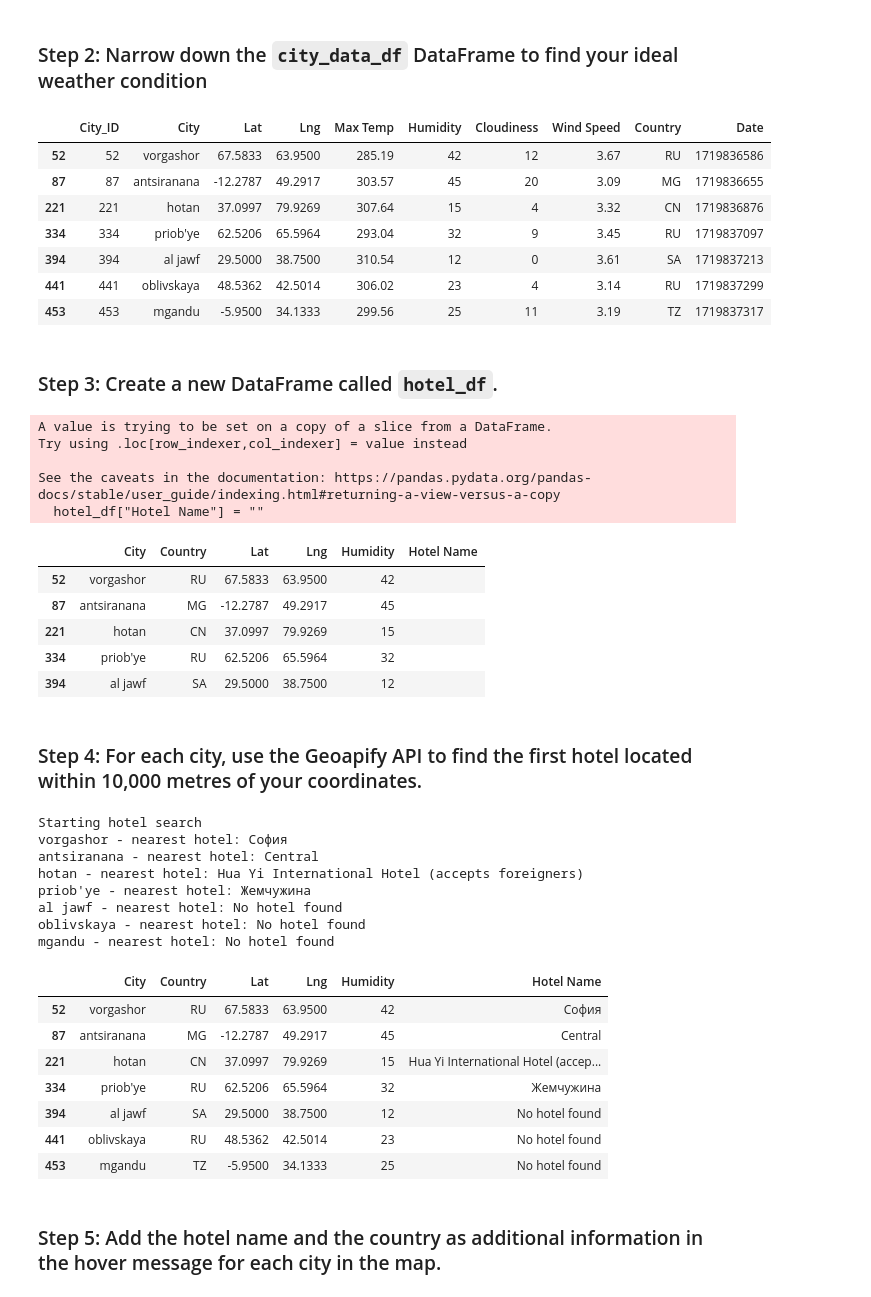
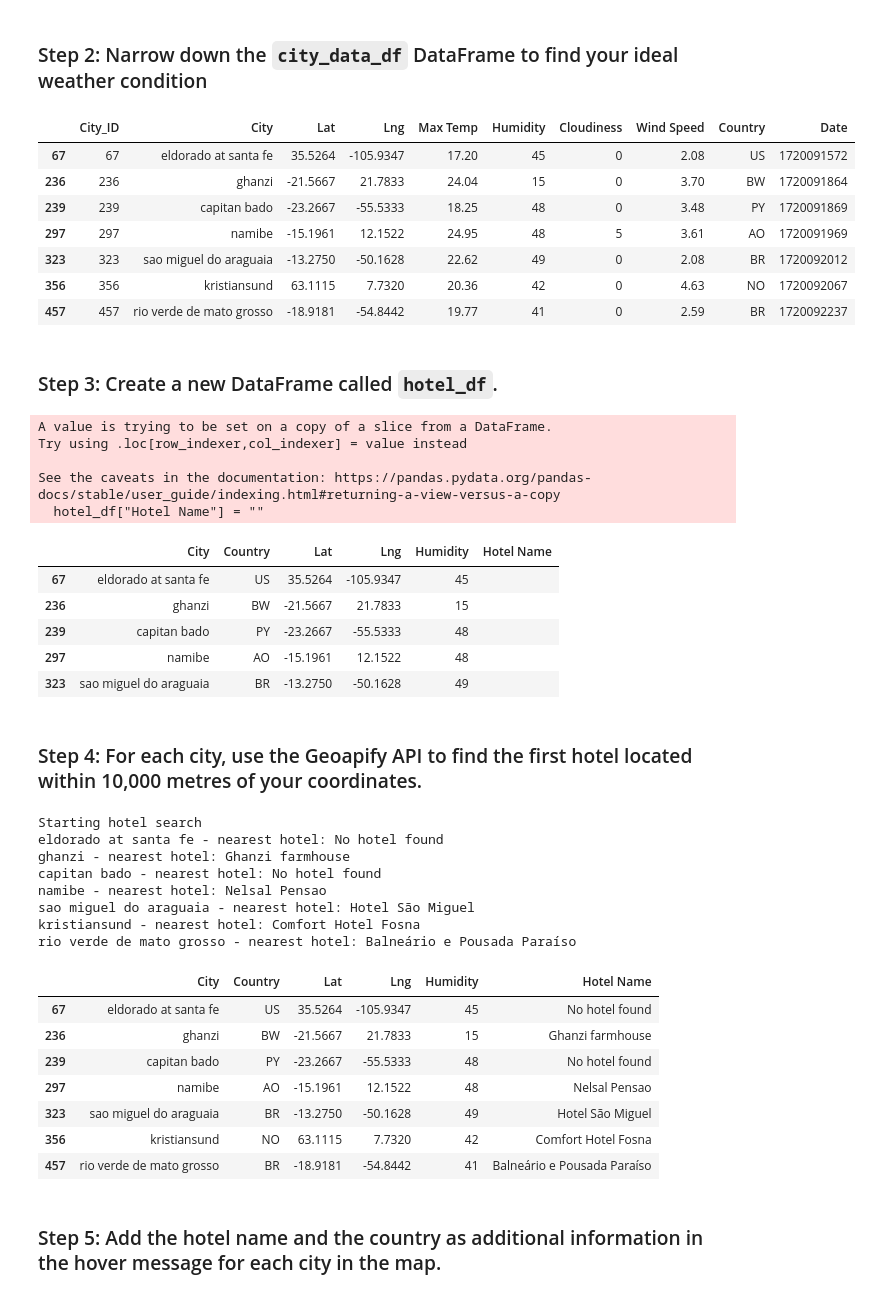
Before and after one commit to JIUYUANZ/python-api-challenge, a Jupyter notebook: VacationPy.ipynb, the cells around one changed output. Cells and saved outputs as stored; diff of their text form; code cells hidden in the pictures.

```diff
--- a/VacationPy.ipynb
+++ b/VacationPy.ipynb
@@ -54,23 +54,24 @@ map_plot
 # %%
 # Narrow down cities that fit criteria and drop any results with null values
 # My ideal weather: Wind speed less than 5 m/s; Humidity less than 75
-Ideal_cities = city_data_df.loc[(city_data_df["Wind Speed"]<4)&(city_data_df["Wind Speed"]>3)\
-                                & (city_data_df["Humidity"]<50)&(city_data_df["Cloudiness"]<30)]
+Ideal_cities = city_data_df.loc[(city_data_df["Wind Speed"]<5)&(city_data_df["Wind Speed"]>2)\
+                                & (city_data_df["Humidity"]<50)&(city_data_df["Cloudiness"]<30) \
+                                & (city_data_df["Max Temp"]<25) & (city_data_df["Max Temp"]>15)]
 
 # Drop any rows with null values
 Ideal_cities_clean = Ideal_cities.dropna()
 
 # Display sample data
 Ideal_cities_clean
 # %% [output]
 |  | City_ID | City | Lat | Lng | Max Temp | Humidity | Cloudiness | Wind Speed | Country | Date |
-| 52 | 52 | vorgashor | 67.5833 | 63.9500 | 285.19 | 42 | 12 | 3.67 | RU | 1719836586 |
-| 87 | 87 | antsiranana | -12.2787 | 49.2917 | 303.57 | 45 | 20 | 3.09 | MG | 1719836655 |
-| 221 | 221 | hotan | 37.0997 | 79.9269 | 307.64 | 15 | 4 | 3.32 | CN | 1719836876 |
-| 334 | 334 | priob'ye | 62.5206 | 65.5964 | 293.04 | 32 | 9 | 3.45 | RU | 1719837097 |
-| 394 | 394 | al jawf | 29.5000 | 38.7500 | 310.54 | 12 | 0 | 3.61 | SA | 1719837213 |
-| 441 | 441 | oblivskaya | 48.5362 | 42.5014 | 306.02 | 23 | 4 | 3.14 | RU | 1719837299 |
-| 453 | 453 | mgandu | -5.9500 | 34.1333 | 299.56 | 25 | 11 | 3.19 | TZ | 1719837317 |
+| 67 | 67 | eldorado at santa fe | 35.5264 | -105.9347 | 17.20 | 45 | 0 | 2.08 | US | 1720091572 |
+| 236 | 236 | ghanzi | -21.5667 | 21.7833 | 24.04 | 15 | 0 | 3.70 | BW | 1720091864 |
+| 239 | 239 | capitan bado | -23.2667 | -55.5333 | 18.25 | 48 | 0 | 3.48 | PY | 1720091869 |
+| 297 | 297 | namibe | -15.1961 | 12.1522 | 24.95 | 48 | 5 | 3.61 | AO | 1720091969 |
+| 323 | 323 | sao miguel do araguaia | -13.2750 | -50.1628 | 22.62 | 49 | 0 | 2.08 | BR | 1720092012 |
+| 356 | 356 | kristiansund | 63.1115 | 7.7320 | 20.36 | 42 | 0 | 4.63 | NO | 1720092067 |
+| 457 | 457 | rio verde de mato grosso | -18.9181 | -54.8442 | 19.77 | 41 | 0 | 2.59 | BR | 1720092237 |
 # %% [markdown]
 ### Step 3: Create a new DataFrame called `hotel_df`.
 # %%
@@ -88,11 +89,11 @@ Try using .loc[row_indexer,col_indexer] = value instead
 See the caveats in the documentation: https://pandas.pydata.org/pandas-docs/stable/user_guide/indexing.html#returning-a-view-versus-a-copy
   hotel_df["Hotel Name"] = ""
 |  | City | Country | Lat | Lng | Humidity | Hotel Name |
-| 52 | vorgashor | RU | 67.5833 | 63.9500 | 42 |  |
-| 87 | antsiranana | MG | -12.2787 | 49.2917 | 45 |  |
-| 221 | hotan | CN | 37.0997 | 79.9269 | 15 |  |
-| 334 | priob'ye | RU | 62.5206 | 65.5964 | 32 |  |
-| 394 | al jawf | SA | 29.5000 | 38.7500 | 12 |  |
+| 67 | eldorado at santa fe | US | 35.5264 | -105.9347 | 45 |  |
+| 236 | ghanzi | BW | -21.5667 | 21.7833 | 15 |  |
+| 239 | capitan bado | PY | -23.2667 | -55.5333 | 48 |  |
+| 297 | namibe | AO | -15.1961 | 12.1522 | 48 |  |
+| 323 | sao miguel do araguaia | BR | -13.2750 | -50.1628 | 49 |  |
 # %% [markdown]
 ### Step 4: For each city, use the Geoapify API to find the first hotel located within 10,000 metres of your coordinates.
 # %%
@@ -142,21 +143,21 @@ for index, row in hotel_df.iterrows():
 hotel_df
 # %% [output]
 Starting hotel search
-vorgashor - nearest hotel: София
-antsiranana - nearest hotel: Central
-hotan - nearest hotel: Hua Yi International Hotel (accepts foreigners)
-priob'ye - nearest hotel: Жемчужина
-al jawf - nearest hotel: No hotel found
-oblivskaya - nearest hotel: No hotel found
-mgandu - nearest hotel: No hotel found
+eldorado at santa fe - nearest hotel: No hotel found
+ghanzi - nearest hotel: Ghanzi farmhouse
+capitan bado - nearest hotel: No hotel found
+namibe - nearest hotel: Nelsal Pensao
+sao miguel do araguaia - nearest hotel: Hotel São Miguel
+kristiansund - nearest hotel: Comfort Hotel Fosna
+rio verde de mato grosso - nearest hotel: Balneário e Pousada Paraíso
 |  | City | Country | Lat | Lng | Humidity | Hotel Name |
-| 52 | vorgashor | RU | 67.5833 | 63.9500 | 42 | София |
-| 87 | antsiranana | MG | -12.2787 | 49.2917 | 45 | Central |
-| 221 | hotan | CN | 37.0997 | 79.9269 | 15 | Hua Yi International Hotel (accep... |
-| 334 | priob'ye | RU | 62.5206 | 65.5964 | 32 | Жемчужина |
-| 394 | al jawf | SA | 29.5000 | 38.7500 | 12 | No hotel found |
-| 441 | oblivskaya | RU | 48.5362 | 42.5014 | 23 | No hotel found |
-| 453 | mgandu | TZ | -5.9500 | 34.1333 | 25 | No hotel found |
+| 67 | eldorado at santa fe | US | 35.5264 | -105.9347 | 45 | No hotel found |
+| 236 | ghanzi | BW | -21.5667 | 21.7833 | 15 | Ghanzi farmhouse |
+| 239 | capitan bado | PY | -23.2667 | -55.5333 | 48 | No hotel found |
+| 297 | namibe | AO | -15.1961 | 12.1522 | 48 | Nelsal Pensao |
+| 323 | sao miguel do araguaia | BR | -13.2750 | -50.1628 | 49 | Hotel São Miguel |
+| 356 | kristiansund | NO | 63.1115 | 7.7320 | 42 | Comfort Hotel Fosna |
+| 457 | rio verde de mato grosso | BR | -18.9181 | -54.8442 | 41 | Balneário e Pousada Paraíso |
 # %% [markdown]
 ### Step 5: Add the hotel name and the country as additional information in the hover message for each city in the map.
 # %%
```
Also changed, not shown: parts of 2 cells of this notebook, 6 other files.
